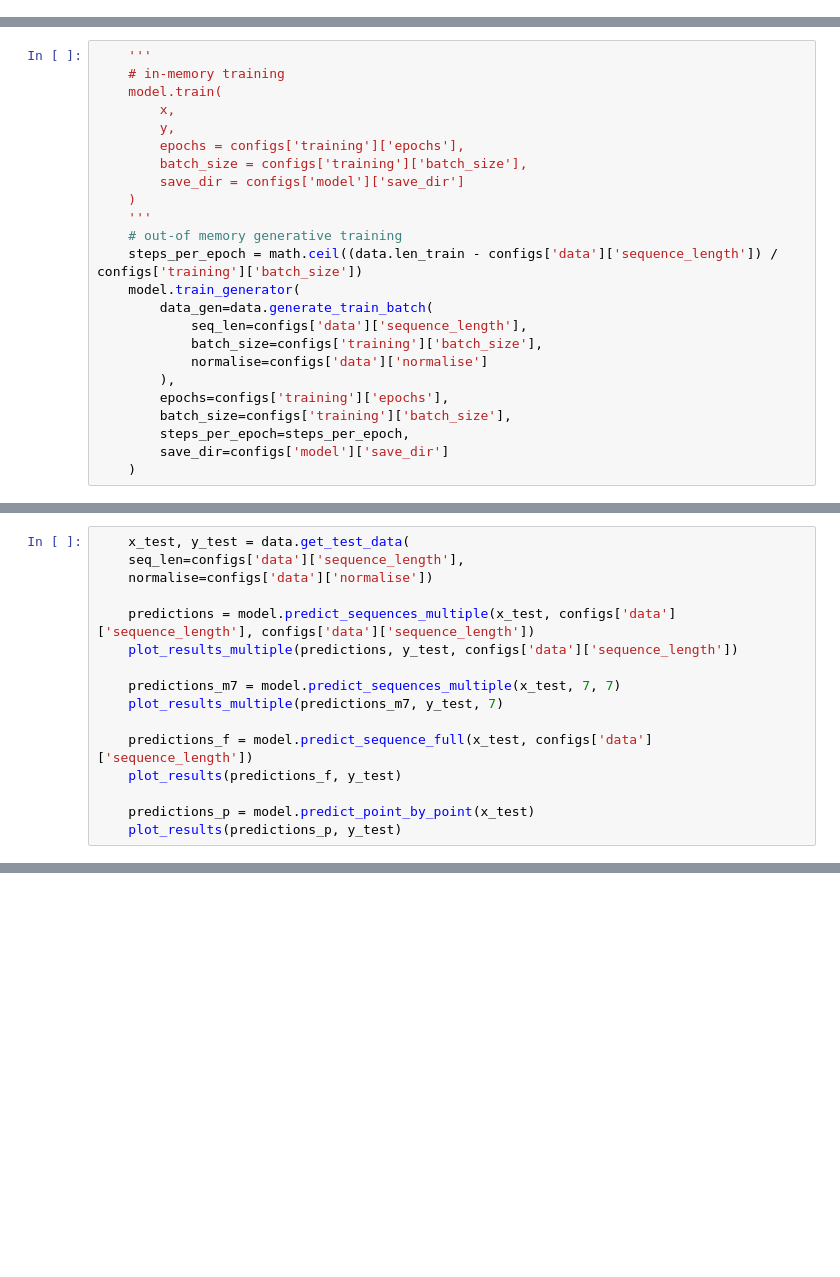
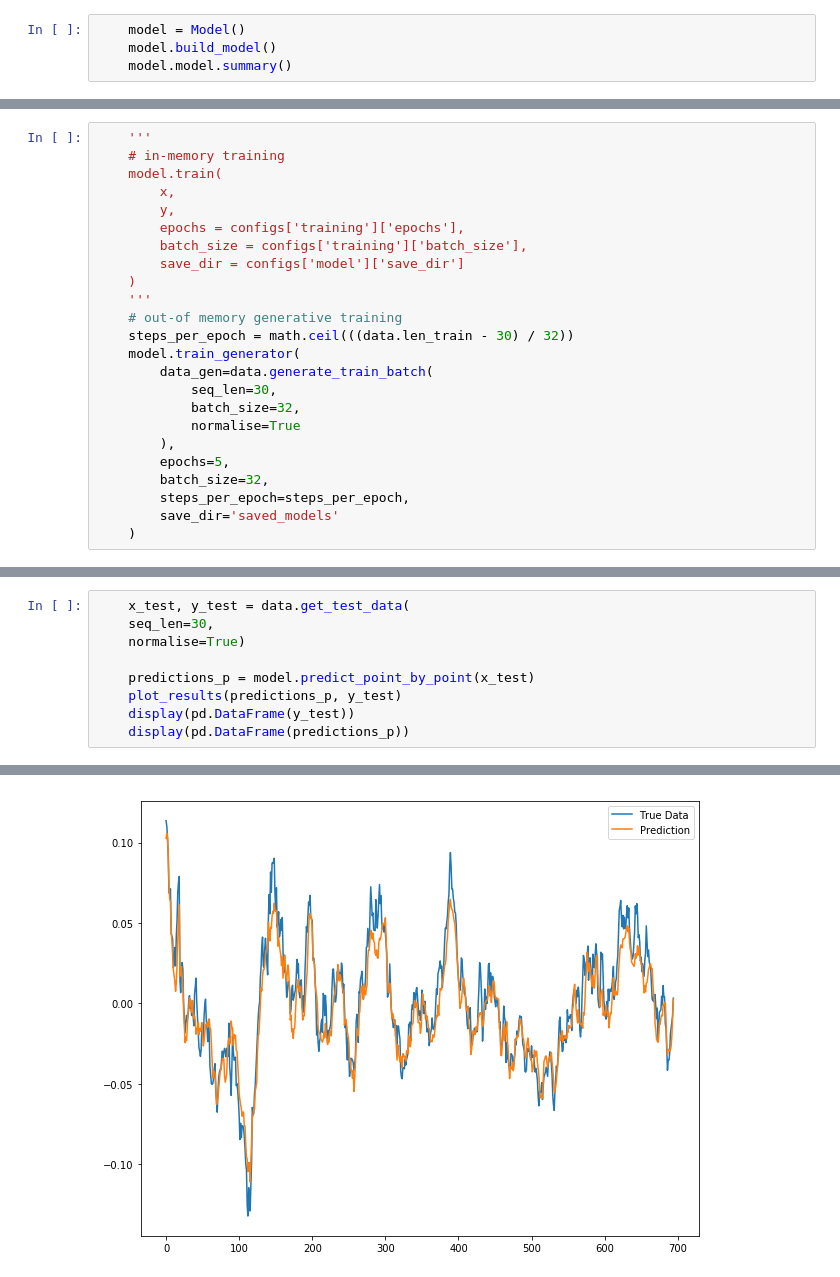
Before and after one commit to izzeroone/gold-prediction, a Jupyter notebook: run.ipynb, the cells around one changed output, grey strips where cells are left out. Cells and saved outputs as stored; diff of their text form; blank space fills up the shorter version.

```diff
--- a/run.ipynb
+++ b/run.ipynb
@@ -73,0 +75,4 @@ _________________________________________________________________
+# %%
+    model = Model()
+    model.build_model()
+    model.model.summary()
@@ -83,17 +106,17 @@ _________________________________________________________________
 	)
 	'''
     # out-of memory generative training
-    steps_per_epoch = math.ceil((data.len_train - configs['data']['sequence_length']) / configs['training']['batch_size'])
+    steps_per_epoch = math.ceil(((data.len_train - 30) / 32))
     model.train_generator(
         data_gen=data.generate_train_batch(
-            seq_len=configs['data']['sequence_length'],
-            batch_size=configs['training']['batch_size'],
-            normalise=configs['data']['normalise']
+            seq_len=30,
+            batch_size=32,
+            normalise=True
         ),
-        epochs=configs['training']['epochs'],
-        batch_size=configs['training']['batch_size'],
+        epochs=5,
+        batch_size=32,
         steps_per_epoch=steps_per_epoch,
-        save_dir=configs['model']['save_dir']
+        save_dir='saved_models'
     )
 # %% [output]
 [Model] Training Started
@@ -107,16 +138,0 @@ Time taken: 0:00:20.050940
-# %%
-    x_test, y_test = data.get_test_data(
-    seq_len=configs['data']['sequence_length'],
-    normalise=configs['data']['normalise'])
-
-    predictions = model.predict_sequences_multiple(x_test, configs['data']['sequence_length'], configs['data']['sequence_length'])
-    plot_results_multiple(predictions, y_test, configs['data']['sequence_length'])
-
-    predictions_m7 = model.predict_sequences_multiple(x_test, 7, 7)
-    plot_results_multiple(predictions_m7, y_test, 7)
-
-    predictions_f = model.predict_sequence_full(x_test, configs['data']['sequence_length'])
-    plot_results(predictions_f, y_test)
-
-    predictions_p = model.predict_point_by_point(x_test)
-    plot_results(predictions_p, y_test)
@@ -131,0 +139,10 @@ Time taken: 0:00:20.050940
+# %%
+    x_test, y_test = data.get_test_data(
+    seq_len=30,
+    normalise=True)
+
+    predictions_p = model.predict_point_by_point(x_test)
+    plot_results(predictions_p, y_test)
+    display(pd.DataFrame(y_test))
+    display(pd.DataFrame(predictions_p))
+# %% [output]
@@ -131,0 +150 @@ Time taken: 0:00:20.050940
+[figure, added]
```
Also changed, not shown: parts of 10 cells of this notebook, 9 other files.
